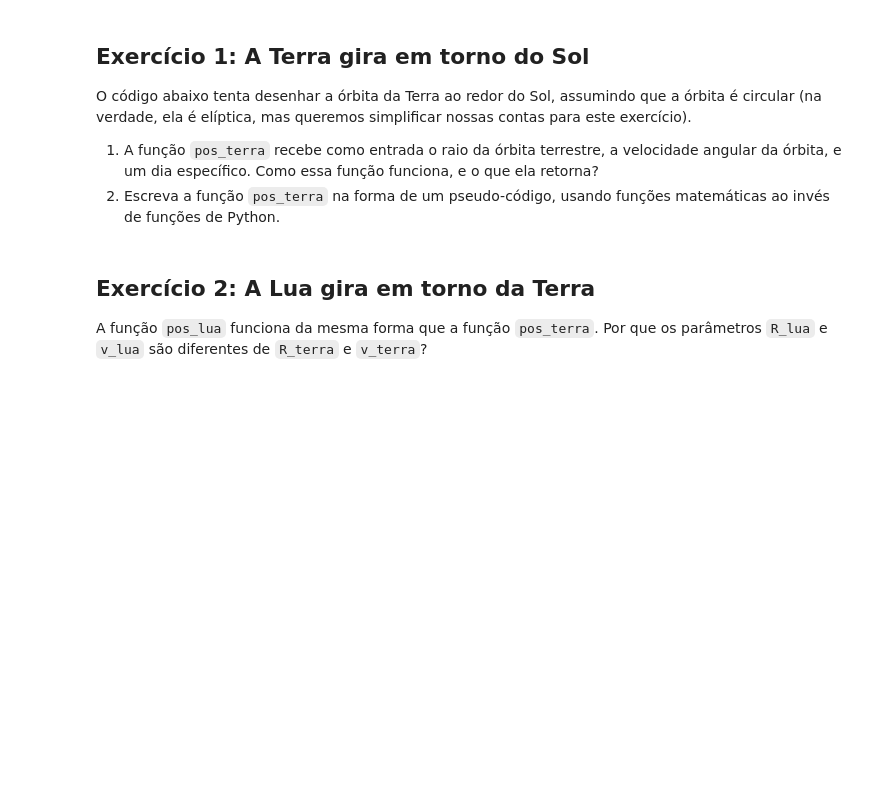
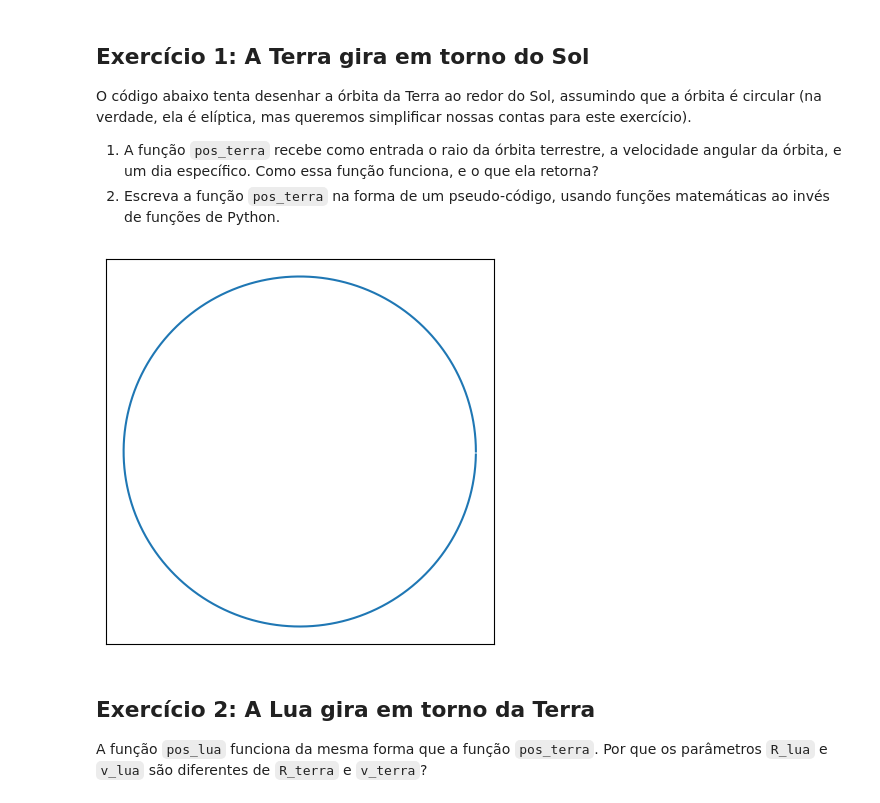
Before and after one commit to tiagoft/alglin, a Jupyter notebook: Notebooks/Aula0/00-a_lua_da_lua.ipynb, the cells around one changed output. Saved outputs shown, nothing was run; the diff lists cells and outputs as text; code cells hidden in the pictures; blank space fills up the shorter version.

```diff
--- a/Notebooks/Aula0/00-a_lua_da_lua.ipynb
+++ b/Notebooks/Aula0/00-a_lua_da_lua.ipynb
@@ -13,10 +13,34 @@ O código abaixo tenta desenhar a órbita da Terra ao redor do Sol, assumindo qu
 2. Escreva a função `pos_terra` na forma de um pseudo-código, usando funções matemáticas ao invés de funções de Python.
 # %%
 R_terra = 200
-v_terra = 1/365
+v_terra = 1 / 365
 
-def pos_terra(R_terra, v_terra, dia):
-    return R_terra * np.cos(2*np.pi*dia*v_terra), R_terra * np.sin(2*np.pi*dia*v_terra)
+def pos_terra(
+    R_terra: float,
+    v_terra: float,
+    dia: float,
+) -> tuple[float, float]:
+    return R_terra * np.cos(2 * np.pi * dia * v_terra), R_terra * np.sin(
+        2 * np.pi * dia * v_terra
+    )
+# %%
+
+x = []
+y = []
+dia_atual = 0
+while dia_atual < 365:
+    x_, y_ = pos_terra(R_terra, v_terra, dia_atual)
+    x.append(x_)
+    y.append(y_)
+    dia_atual = dia_atual + 1
+
+plt.figure(figsize=(5,5))
+plt.plot(x, y)
+plt.xticks([])
+plt.yticks([])
+plt.show()
+# %% [output]
+[figure, added]
 # %% [markdown]
 ## Exercício 2: A Lua gira em torno da Terra
 
```
Also changed, not shown: parts of 3 cells of this notebook.
